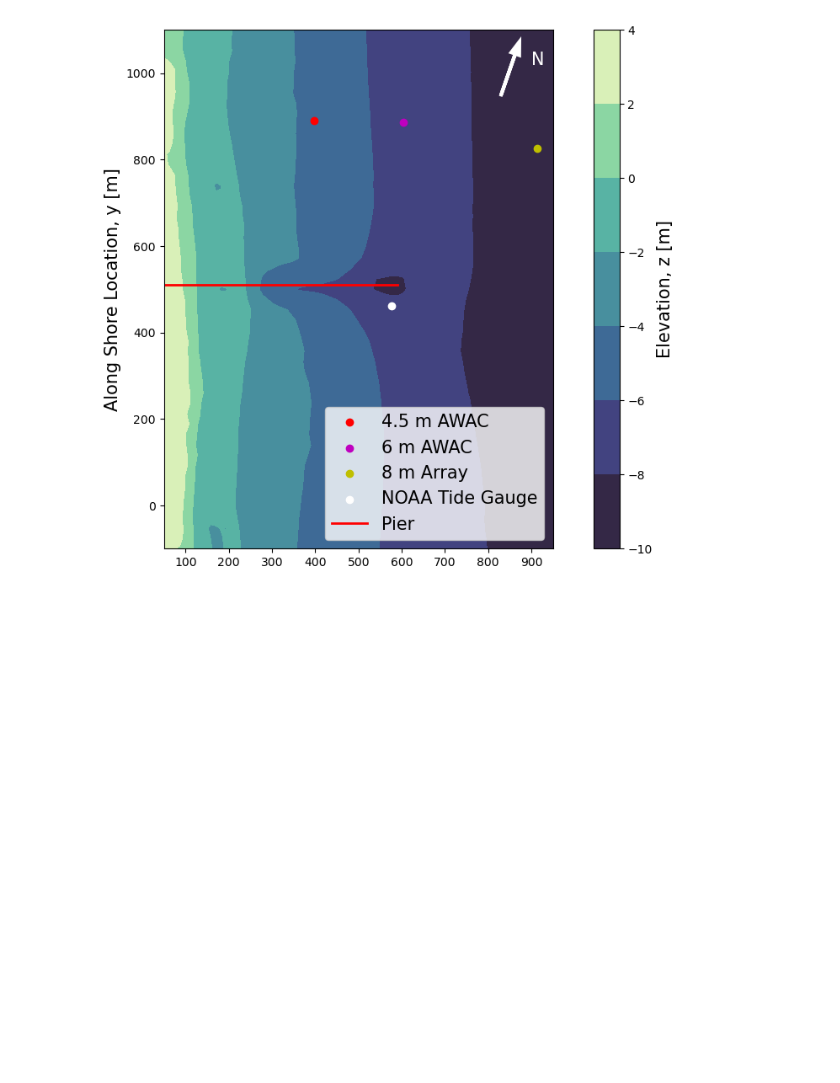
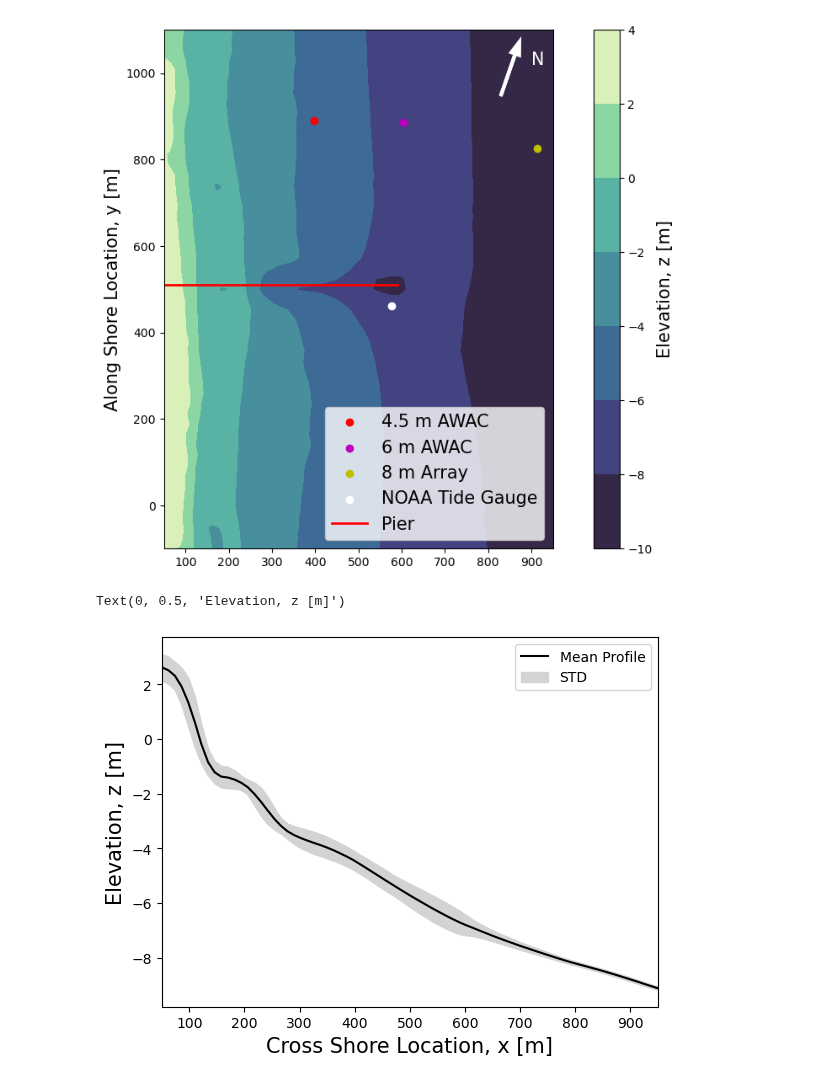
Before and after one commit to SASlabgroup/DUNEXMainExp, a Jupyter notebook: analysis/frf_bathymetry.ipynb, the cells around one changed output. Drawn from its saved outputs; the diff is of its cells as text; code cells hidden in the pictures; blank space fills up the shorter version.

```diff
--- a/analysis/frf_bathymetry.ipynb
+++ b/analysis/frf_bathymetry.ipynb
@@ -174,11 +174,14 @@ Text(900, 1020, 'N')
 # %%
 # Panel C - Profile
 fig, ax_profile = plt.subplots()
 ax_profile.sharex(ax_bathy)
 ax_profile.plot(bathy_dataset['xFRF'][:], np.nanmean(bathy, axis=0), color='k', label='Mean Profile')
 ax_profile.fill_between(bathy_dataset['xFRF'][:], np.nanmean(bathy, axis=0)-np.abs(np.nanstd(bathy, axis=0)),
                         np.nanmean(bathy, axis=0)+np.abs(np.nanstd(bathy, axis=0)), color='lightgray', label='STD')
 ax_profile.legend()
 ax_profile.set_xlabel('Cross Shore Location, x [m]', fontsize=15)
 ax_profile.set_ylabel('Elevation, z [m]', fontsize=15)
-ax_profile.annotate('(C)',(100, -8), color='k', fontsize=15)
+# ax_profile.annotate('(C)',(100, -8), color='k', fontsize=15)
+# %% [output]
+Text(0, 0.5, 'Elevation, z [m]')
+[figure, added]
```
Also changed, not shown: parts of 1 cell of this notebook.
